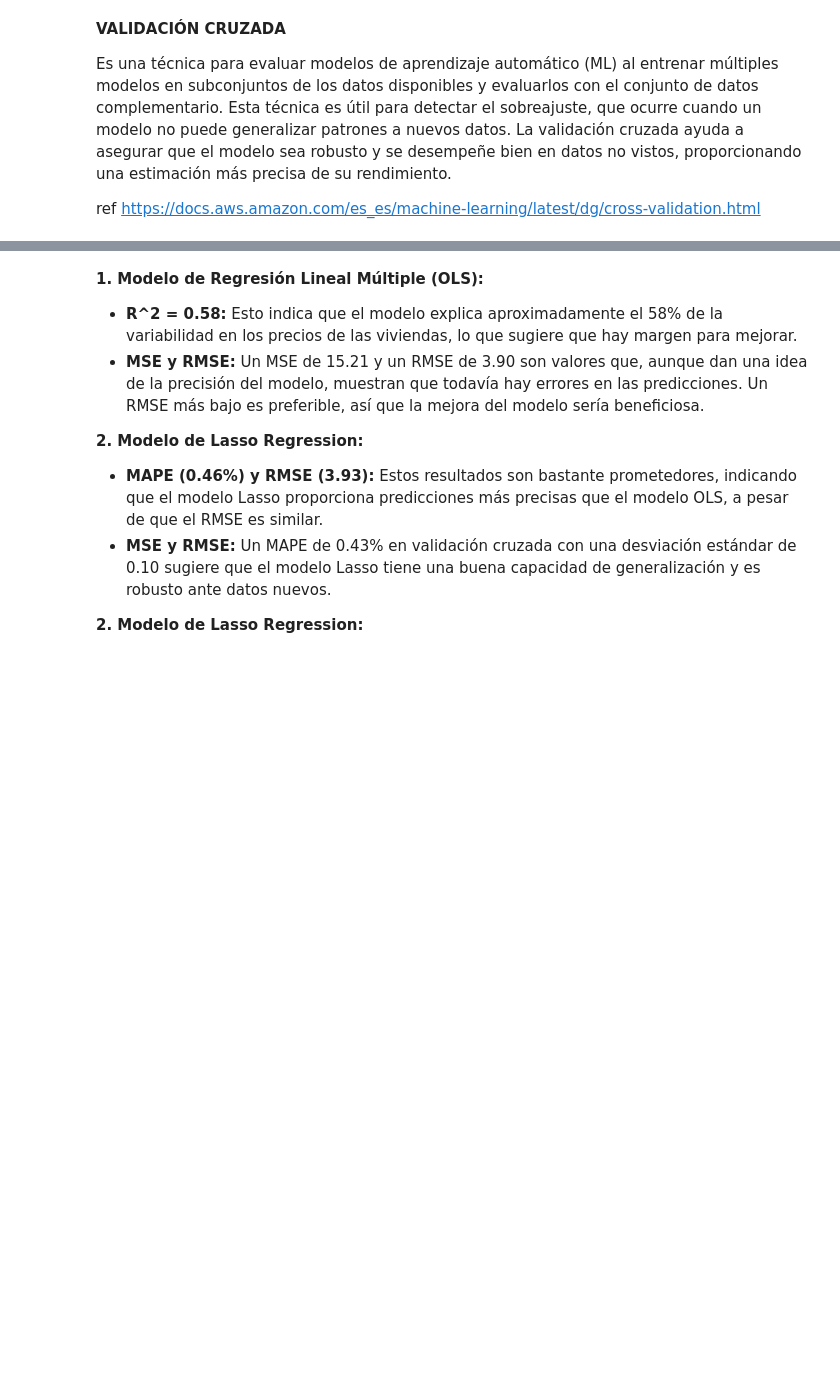
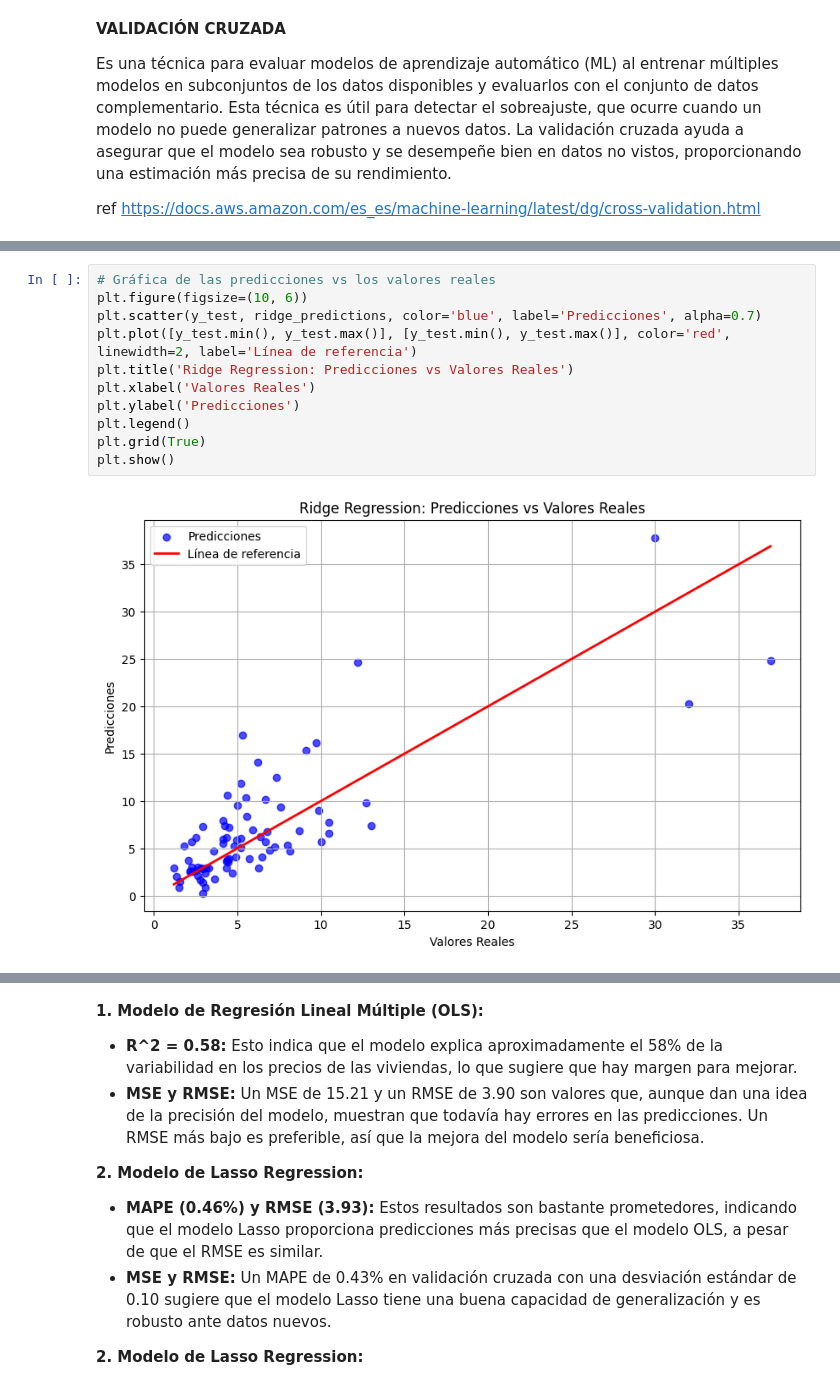
Before and after one commit to JoelByron/AI_Camp_TalentoTech, a Jupyter notebook: project/Metropolitan_Properties_Value_Prediction_Project.ipynb, the cells around one changed output, grey strips where cells are left out. Drawn from its saved outputs; the diff is of its cells as text; blank space fills up the shorter version.

```diff
--- a/project/Metropolitan_Properties_Value_Prediction_Project.ipynb
+++ b/project/Metropolitan_Properties_Value_Prediction_Project.ipynb
@@ -567,0 +712,13 @@ Ridge Regression MAPE: 0.46%, RMSE: 3.90
+# %%
+# Gráfica de las predicciones vs los valores reales
+plt.figure(figsize=(10, 6))
+plt.scatter(y_test, ridge_predictions, color='blue', label='Predicciones', alpha=0.7)
+plt.plot([y_test.min(), y_test.max()], [y_test.min(), y_test.max()], color='red', linewidth=2, label='Línea de referencia')
+plt.title('Ridge Regression: Predicciones vs Valores Reales')
+plt.xlabel('Valores Reales')
+plt.ylabel('Predicciones')
+plt.legend()
+plt.grid(True)
+plt.show()
+# %% [output]
+[figure, added]
```
Also changed, not shown: parts of 49 cells of this notebook.
